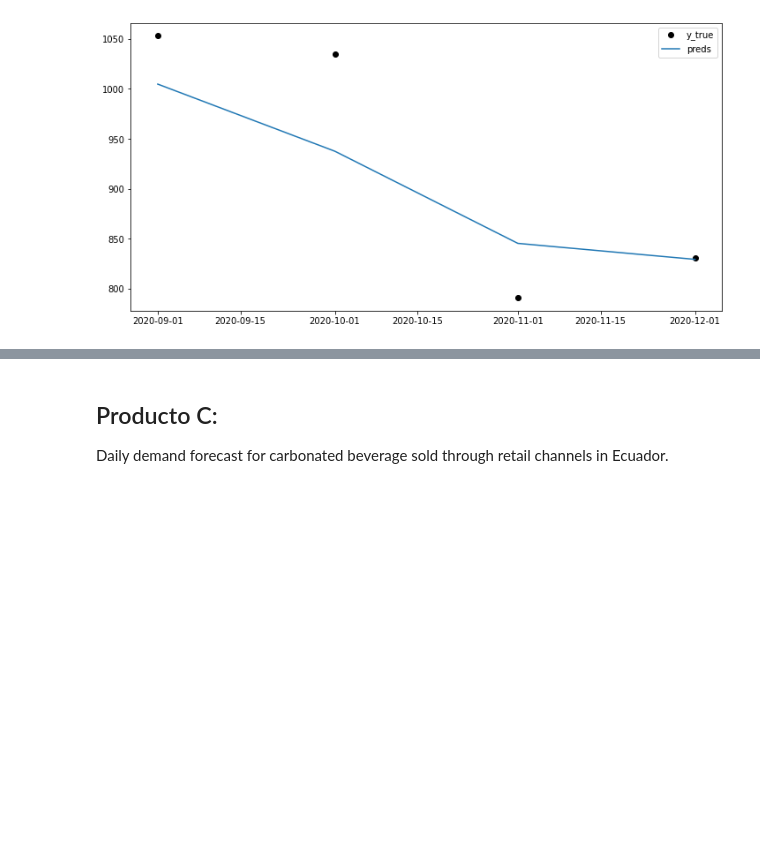
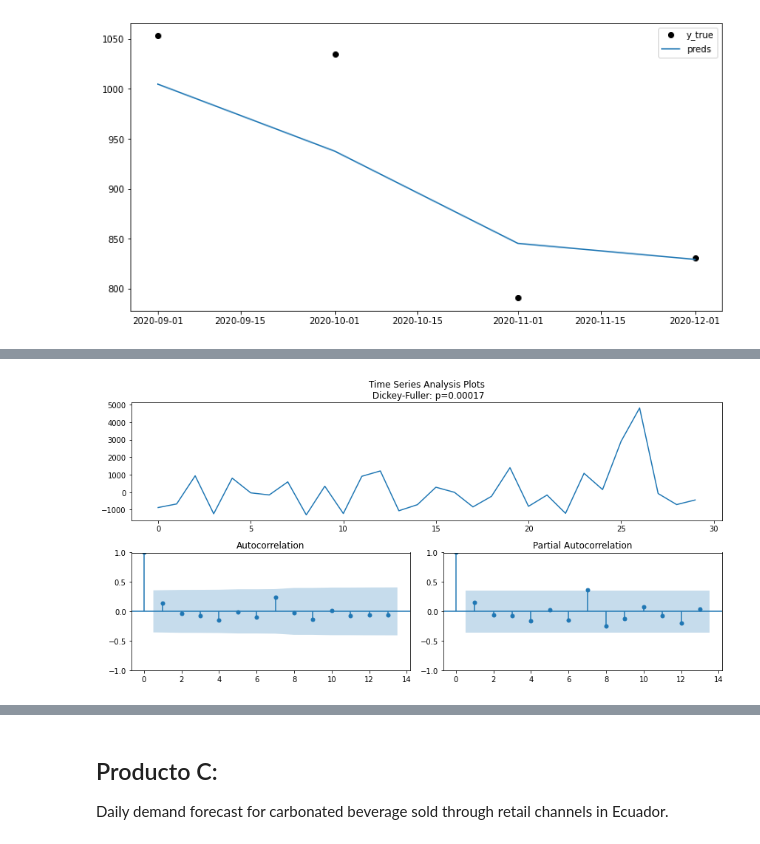
Before and after one commit to paolorossig/black-andes-test, a Jupyter notebook: problem02.ipynb, the cells around one changed output, grey strips where cells are left out. Cells and saved outputs as stored; diff of their text form; code cells hidden in the pictures; blank space fills up the shorter version.

```diff
--- a/problem02.ipynb
+++ b/problem02.ipynb
@@ -205,0 +267,5 @@ MAPE: 5.27%
+# %%
+y_diff = y_train.to_numpy()[:-1] - y_train.to_numpy()[1:]
+tsplot(y_diff, lags=13)
+# %% [output]
+[figure, added]
```
Also changed, not shown: parts of 32 cells of this notebook, 2 other files.
